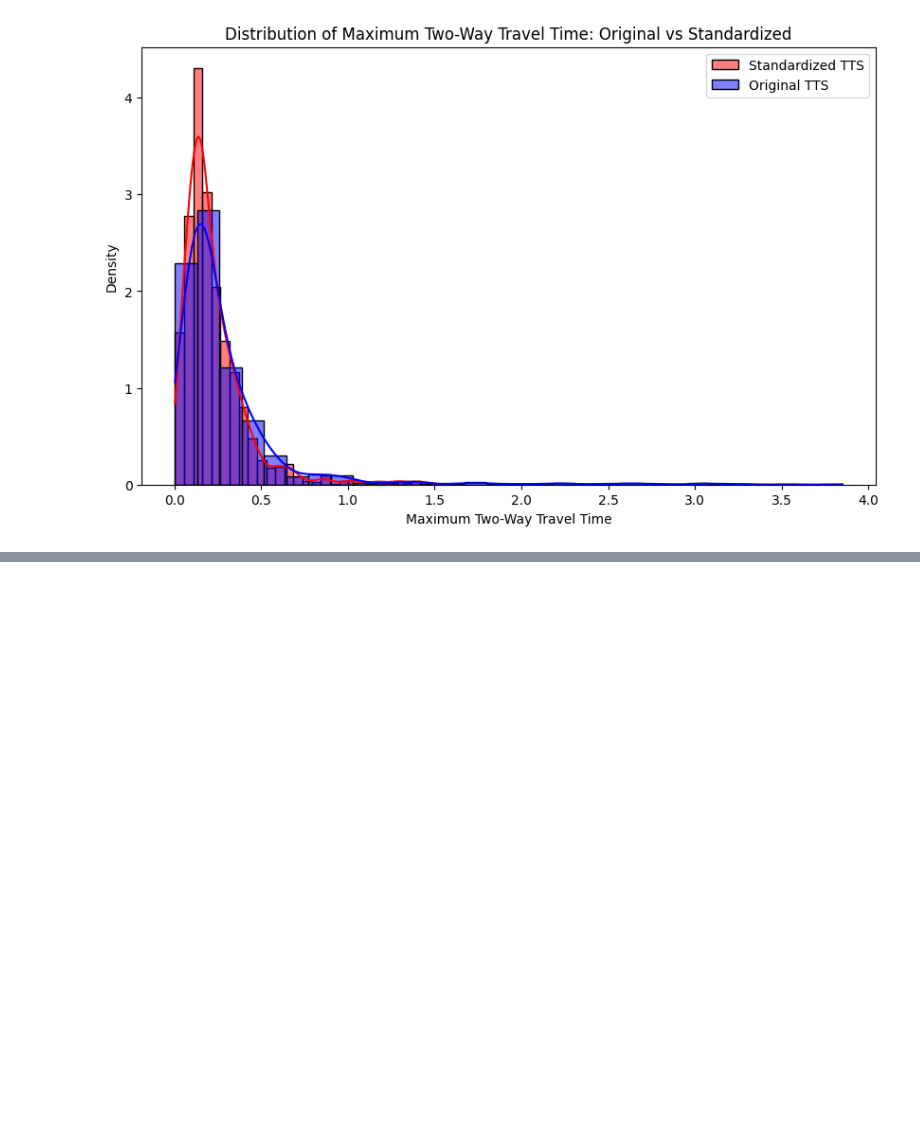
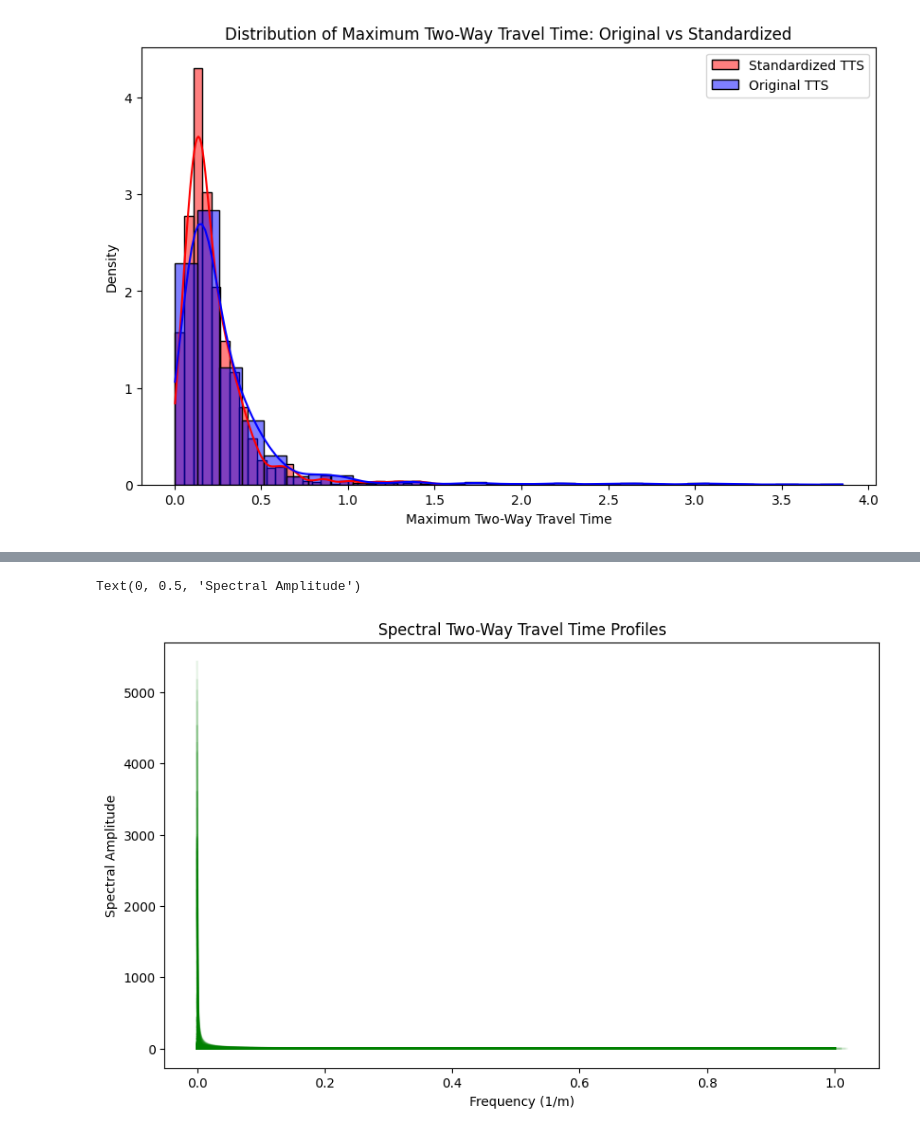
Before and after one commit to KurtSoncco/gen-ai-soil-profiles, a Jupyter notebook: notebooks/VSPDB/EDA.ipynb, the cells around one changed output, grey strips where cells are left out. Cells and saved outputs as stored; diff of their text form; code cells hidden in the pictures; blank space fills up the shorter version.

```diff
--- a/notebooks/VSPDB/EDA.ipynb
+++ b/notebooks/VSPDB/EDA.ipynb
@@ -397,3 +471,14 @@ processor.generate_report()
+# %%
+plt.figure(figsize=(10, 6))
+for profile in freq_tts.values():
+    plt.plot(profile["freq"], profile["spectral_tts"], alpha=0.1, color="green")
+
+plt.title("Spectral Two-Way Travel Time Profiles")
+plt.xlabel("Frequency (1/m)")
+plt.ylabel("Spectral Amplitude")
+# %% [output]
+Text(0, 0.5, 'Spectral Amplitude')
+[figure, added]
 # %%
 processor = TTSProfileProcessor(tts_profiles)
 processor.process_profiles()
```
Also changed, not shown: parts of 14 cells of this notebook, 1 other file.
